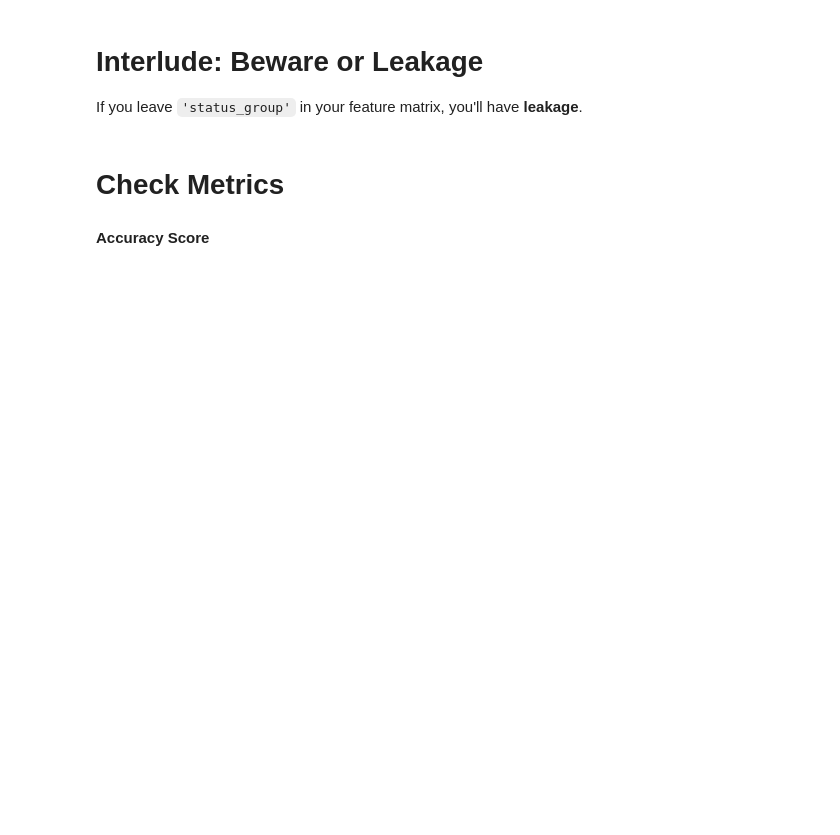
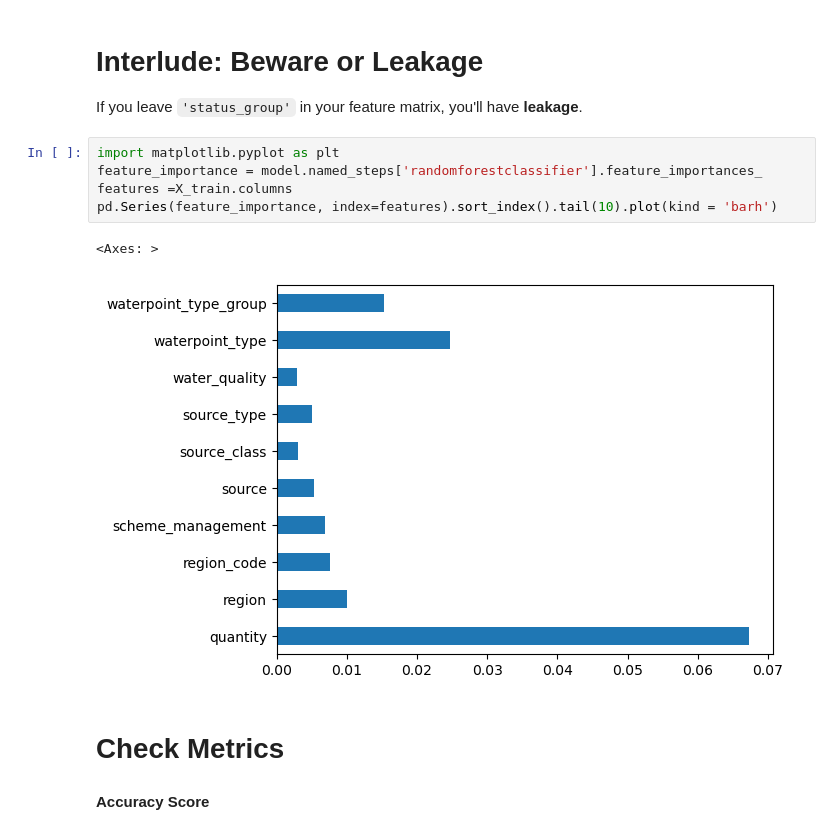
Before and after one commit to ayebaishmo/Classification-metrics, a Jupyter notebook: module4-classification-metrics/JDS_SHR_224_guided_project_notes.ipynb, the cells around one changed output. Cells and saved outputs as stored; diff of their text form; blank space fills up the shorter version.

Commit message:
Plotted the model feature to checkout the

```diff
--- a/module4-classification-metrics/JDS_SHR_224_guided_project_notes.ipynb
+++ b/module4-classification-metrics/JDS_SHR_224_guided_project_notes.ipynb
@@ -185,6 +190,14 @@ print('Validation Accuracy:', model.score(X_val, y_val))
 # Interlude: Beware or Leakage
 
 If you leave `'status_group'` in your feature matrix, you'll have **leakage**.
+# %%
+import matplotlib.pyplot as plt
+feature_importance = model.named_steps['randomforestclassifier'].feature_importances_
+features =X_train.columns
+pd.Series(feature_importance, index=features).sort_index().tail(10).plot(kind = 'barh')
+# %% [output]
+<Axes: >
+[figure, added]
 # %% [markdown]
 # Check Metrics
 # %% [markdown]
```
Also changed, not shown: parts of 3 cells of this notebook.
